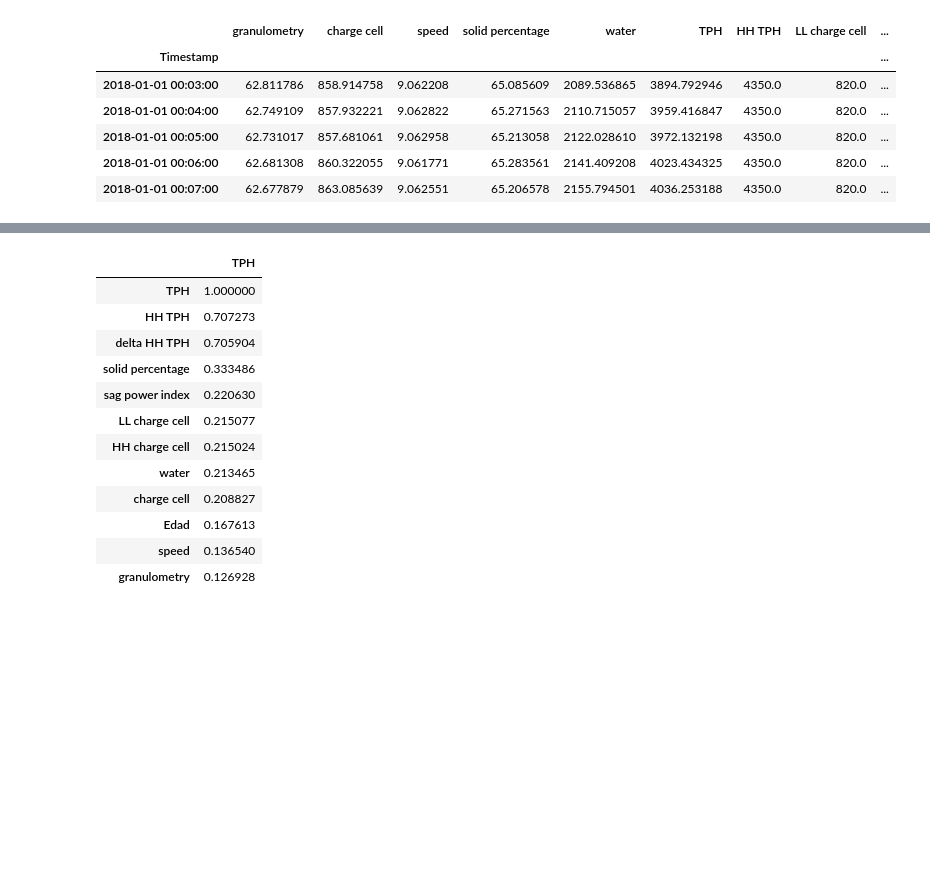
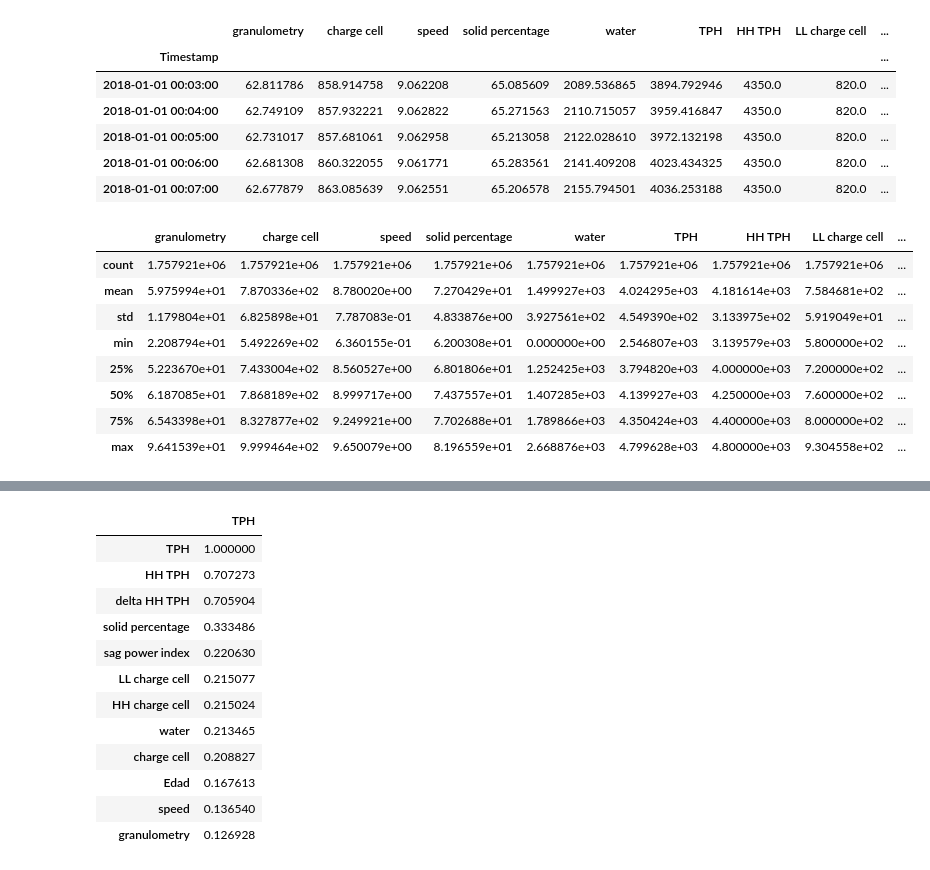
Before and after one commit to JLCdata/Tesis-Magister, a Jupyter notebook: notebooks/notebooks solution based on RL/EDA.ipynb, the cells around one changed output, grey strips where cells are left out. Saved outputs shown, nothing was run; the diff lists cells and outputs as text; code cells hidden in the pictures; blank space fills up the shorter version.

```diff
--- a/notebooks/notebooks solution based on RL/EDA.ipynb
+++ b/notebooks/notebooks solution based on RL/EDA.ipynb
@@ -89,4 +89,16 @@ df_clean.head()
 | 2018-01-01 00:05:00 | 62.731017 | 857.681061 | 9.062958 | 65.213058 | 2122.028610 | 3972.132198 | 4350.0 | 820.0 | ... |
 | 2018-01-01 00:06:00 | 62.681308 | 860.322055 | 9.061771 | 65.283561 | 2141.409208 | 4023.434325 | 4350.0 | 820.0 | ... |
 | 2018-01-01 00:07:00 | 62.677879 | 863.085639 | 9.062551 | 65.206578 | 2155.794501 | 4036.253188 | 4350.0 | 820.0 | ... |
+# %%
+df_clean[tags].describe()
+# %% [output]
+|  | granulometry | charge cell | speed | solid percentage | water | TPH | HH TPH | LL charge cell | ... |
+| count | 1.757921e+06 | 1.757921e+06 | 1.757921e+06 | 1.757921e+06 | 1.757921e+06 | 1.757921e+06 | 1.757921e+06 | 1.757921e+06 | ... |
+| mean | 5.975994e+01 | 7.870336e+02 | 8.780020e+00 | 7.270429e+01 | 1.499927e+03 | 4.024295e+03 | 4.181614e+03 | 7.584681e+02 | ... |
+| std | 1.179804e+01 | 6.825898e+01 | 7.787083e-01 | 4.833876e+00 | 3.927561e+02 | 4.549390e+02 | 3.133975e+02 | 5.919049e+01 | ... |
+| min | 2.208794e+01 | 5.492269e+02 | 6.360155e-01 | 6.200308e+01 | 0.000000e+00 | 2.546807e+03 | 3.139579e+03 | 5.800000e+02 | ... |
+| 25% | 5.223670e+01 | 7.433004e+02 | 8.560527e+00 | 6.801806e+01 | 1.252425e+03 | 3.794820e+03 | 4.000000e+03 | 7.200000e+02 | ... |
+| 50% | 6.187085e+01 | 7.868189e+02 | 8.999717e+00 | 7.437557e+01 | 1.407285e+03 | 4.139927e+03 | 4.250000e+03 | 7.600000e+02 | ... |
+| 75% | 6.543398e+01 | 8.327877e+02 | 9.249921e+00 | 7.702688e+01 | 1.789866e+03 | 4.350424e+03 | 4.400000e+03 | 8.000000e+02 | ... |
+| max | 9.641539e+01 | 9.999464e+02 | 9.650079e+00 | 8.196559e+01 | 2.668876e+03 | 4.799628e+03 | 4.800000e+03 | 9.304558e+02 | ... |
 # %%
```
Also changed, not shown: parts of 8 cells of this notebook.
